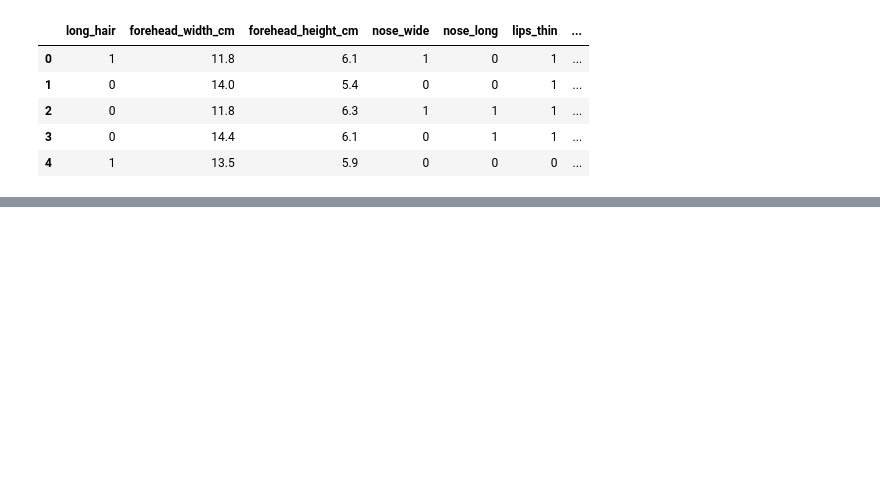
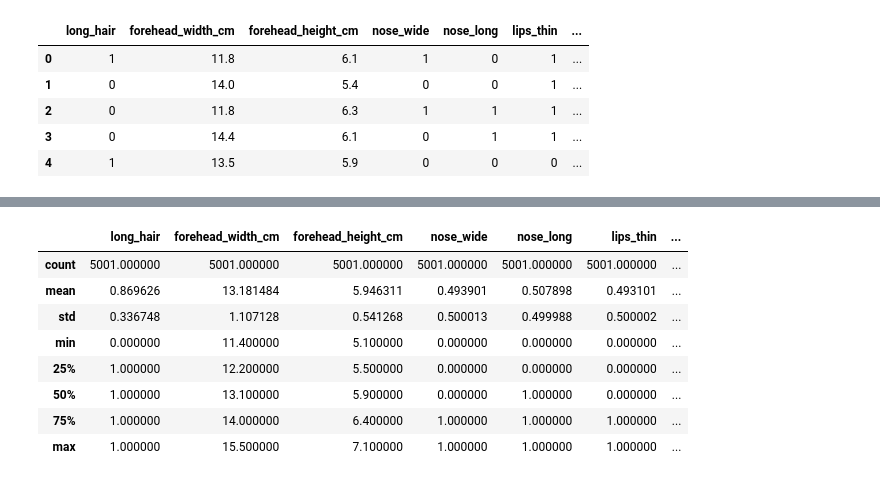
Before and after one commit to munas-git/Gender-classification, a Jupyter notebook: gender-classification.ipynb, the cells around one changed output, grey strips where cells are left out. Drawn from its saved outputs; the diff is of its cells as text; code cells hidden in the pictures; blank space fills up the shorter version.

```diff
--- a/gender-classification.ipynb
+++ b/gender-classification.ipynb
@@ -24,0 +52,12 @@ data.head()
+# %%
+data.describe()
+# %% [output]
+|  | long_hair | forehead_width_cm | forehead_height_cm | nose_wide | nose_long | lips_thin | ... |
+| count | 5001.000000 | 5001.000000 | 5001.000000 | 5001.000000 | 5001.000000 | 5001.000000 | ... |
+| mean | 0.869626 | 13.181484 | 5.946311 | 0.493901 | 0.507898 | 0.493101 | ... |
+| std | 0.336748 | 1.107128 | 0.541268 | 0.500013 | 0.499988 | 0.500002 | ... |
+| min | 0.000000 | 11.400000 | 5.100000 | 0.000000 | 0.000000 | 0.000000 | ... |
+| 25% | 1.000000 | 12.200000 | 5.500000 | 0.000000 | 0.000000 | 0.000000 | ... |
+| 50% | 1.000000 | 13.100000 | 5.900000 | 0.000000 | 1.000000 | 0.000000 | ... |
+| 75% | 1.000000 | 14.000000 | 6.400000 | 1.000000 | 1.000000 | 1.000000 | ... |
+| max | 1.000000 | 15.500000 | 7.100000 | 1.000000 | 1.000000 | 1.000000 | ... |
```
Also changed, not shown: parts of 9 cells of this notebook, 1 other file.
